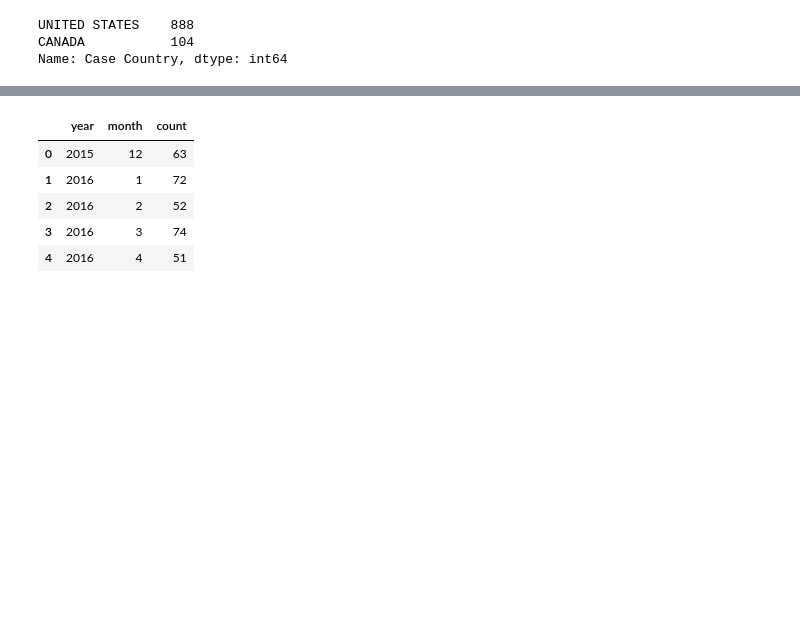
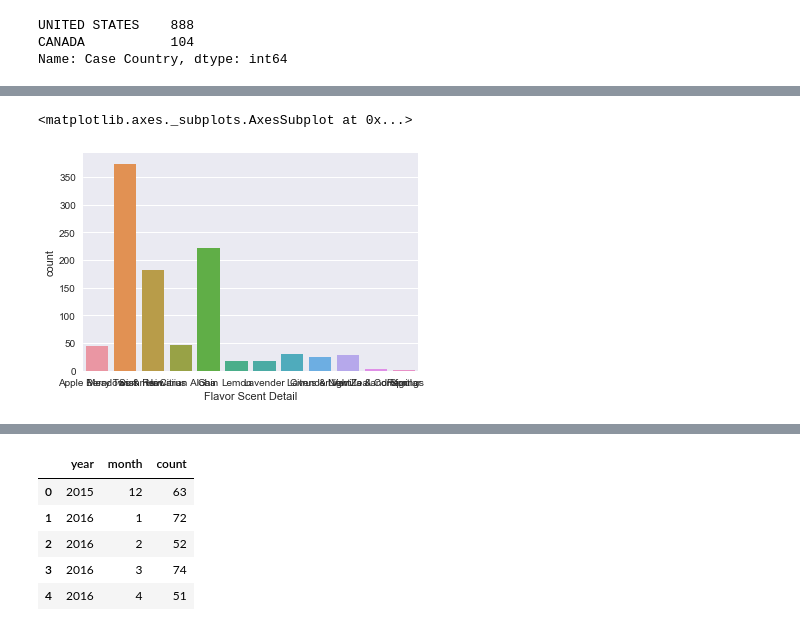
Before and after one commit to IntelliTree/PgDataApp, a Jupyter notebook: PGEDA.ipynb, the cells around one changed output, grey strips where cells are left out. Drawn from its saved outputs; the diff is of its cells as text; code cells hidden in the pictures; blank space fills up the shorter version.

```diff
--- a/PGEDA.ipynb
+++ b/PGEDA.ipynb
@@ -90,7 +102,10 @@ storeseries[storeseries>=5].iplot(kind='bar', yTitle='Count', title='Complaints
 # %%
 # df['Store of Purchase'].value_counts().iplot(kind='bar', yTitle='Count', title='Store of Purchase')
 # %%
-#sns.countplot(x='Flavor Scent Detail',data=df)
+sns.countplot(x='Flavor Scent Detail',data=df)
+# %% [output]
+<matplotlib.axes._subplots.AxesSubplot at 0x...>
+[figure, added]
 # %%
 df['Flavor Scent Detail'].value_counts().iplot(kind='bar', yTitle='Count', title='Complaints by Flavor')
 # %% [output]
```
Also changed, not shown: parts of 9 cells of this notebook.
